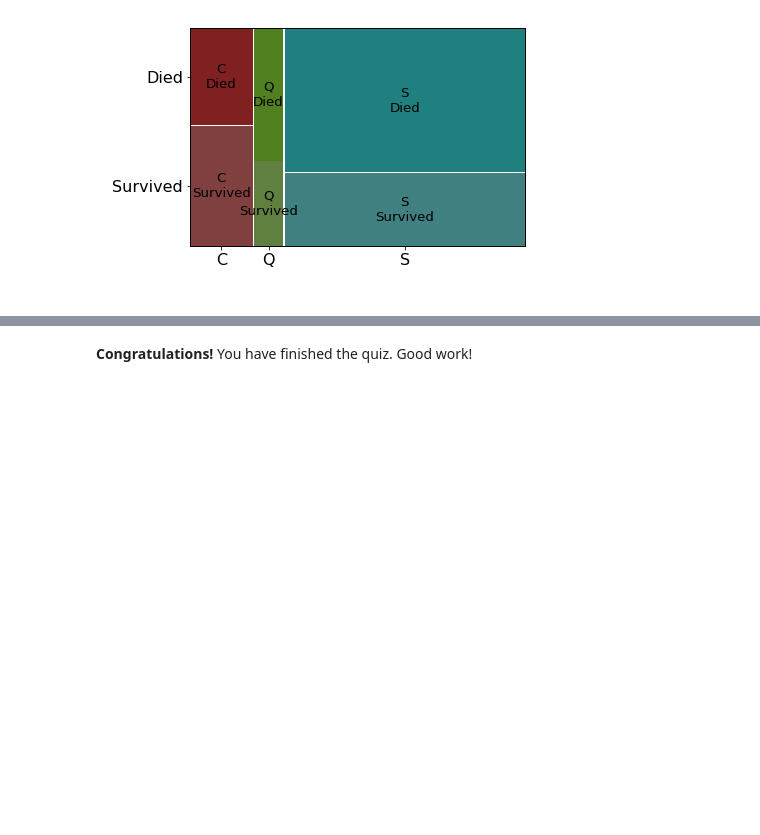
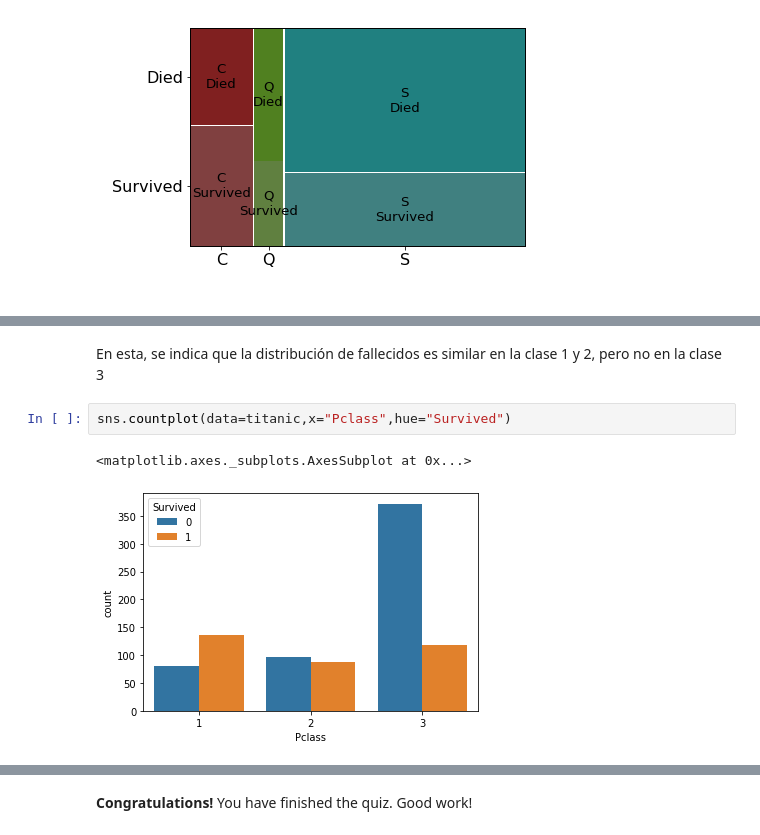
Before and after one commit to SebastianRLeon/MetNumUN2022II, a Jupyter notebook: Quiz3/jrodriguezleo_Quiz3.ipynb, the cells around one changed output, grey strips where cells are left out. Saved outputs shown, nothing was run; the diff lists cells and outputs as text; blank space fills up the shorter version.

```diff
--- a/Quiz3/jrodriguezleo_Quiz3.ipynb
+++ b/Quiz3/jrodriguezleo_Quiz3.ipynb
@@ -808,0 +819,7 @@ plt.show()
+# %% [markdown]
+En esta, se indica que la distribución de fallecidos es similar en la clase 1 y 2, pero no en la clase 3
+# %%
+sns.countplot(data=titanic,x="Pclass",hue="Survived")
+# %% [output]
+<matplotlib.axes._subplots.AxesSubplot at 0x...>
+[figure, added]
```
Also changed, not shown: parts of 6 cells of this notebook.
